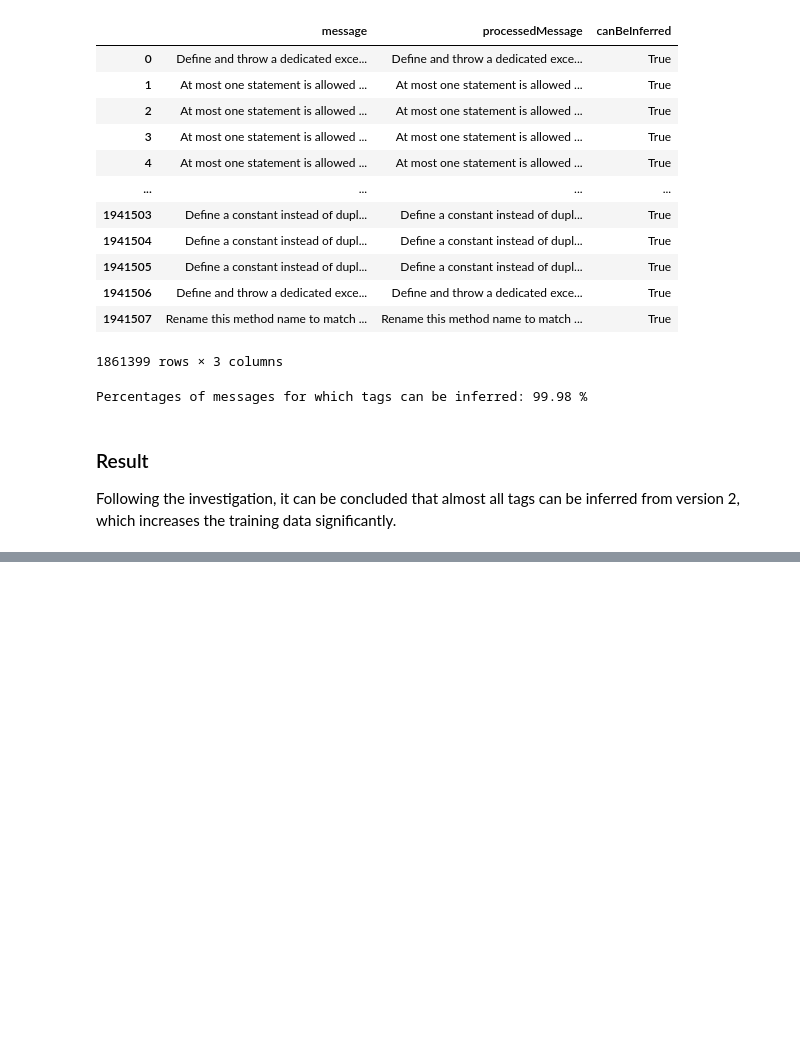
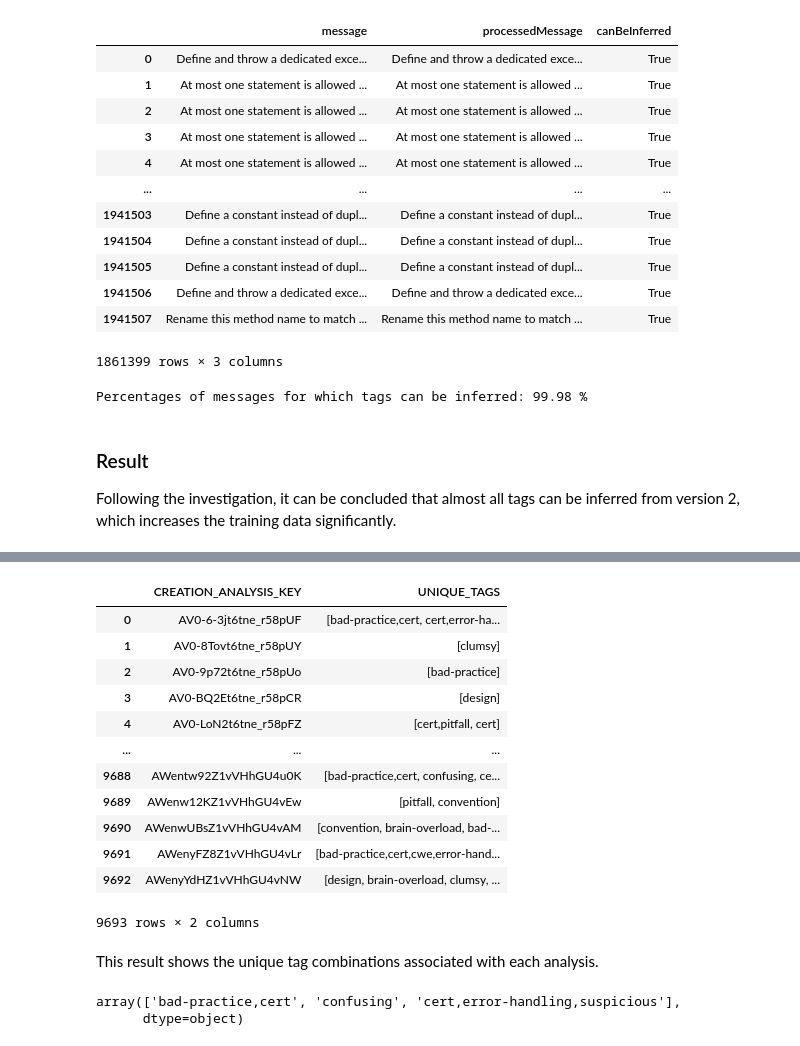
Before and after one commit to CarolineGraebelBHT/MasterProjectSonarQube, a Jupyter notebook: Scripts/Sonar Data Cleaning/Sonar_Issues_Cleaning.ipynb, the cells around one changed output, grey strips where cells are left out. Saved outputs shown, nothing was run; the diff lists cells and outputs as text; code cells hidden in the pictures; blank space fills up the shorter version.

Commit message:
Added tag preparation
The tags over all code smells found within one analysis are flattened into a list of unique tags per analysis and associated with their analysis key for later joining of tables.

```diff
--- a/Scripts/Sonar Data Cleaning/Sonar_Issues_Cleaning.ipynb
+++ b/Scripts/Sonar Data Cleaning/Sonar_Issues_Cleaning.ipynb
@@ -577,0 +585,31 @@ check2.to_csv(os.path.join(data_dir, 'issues_v1.csv'), index = False)
+# %%
+# select rows for which the issue is not fixed yet
+df2 = df2[df2["STATUS"] == "OPEN"]
+
+# select rows that describe code smell issues
+df2 = df2[df2["TYPE"] == "CODE_SMELL"]
+
+# select columns that are needed to extract unique tags per analysis
+df_tags = df2.groupby('CREATION_ANALYSIS_KEY')['TAGS'].unique().reset_index(name='UNIQUE_TAGS')
+df_tags
+# %% [output]
+|  | CREATION_ANALYSIS_KEY | UNIQUE_TAGS |
+| 0 | AV0-6-3jt6tne_r58pUF | [bad-practice,cert, cert,error-ha... |
+| 1 | AV0-8Tovt6tne_r58pUY | [clumsy] |
+| 2 | AV0-9p72t6tne_r58pUo | [bad-practice] |
+| 3 | AV0-BQ2Et6tne_r58pCR | [design] |
+| 4 | AV0-LoN2t6tne_r58pFZ | [cert,pitfall, cert] |
+| ... | ... | ... |
+| 9688 | AWentw92Z1vVHhGU4u0K | [bad-practice,cert, confusing, ce... |
+| 9689 | AWenw12KZ1vVHhGU4vEw | [pitfall, convention] |
+| 9690 | AWenwUBsZ1vVHhGU4vAM | [convention, brain-overload, bad-... |
+| 9691 | AWenyFZ8Z1vVHhGU4vLr | [bad-practice,cert,cwe,error-hand... |
+| 9692 | AWenyYdHZ1vVHhGU4vNW | [design, brain-overload, clumsy, ... |
+9693 rows × 2 columns
+# %% [markdown]
+This result shows the unique tag combinations associated with each analysis.
+# %%
+df_tags.loc[9688,"UNIQUE_TAGS"]
+# %% [output]
+array(['bad-practice,cert', 'confusing', 'cert,error-handling,suspicious'],
+      dtype=object)
```
Also changed, not shown: parts of 10 cells of this notebook.
